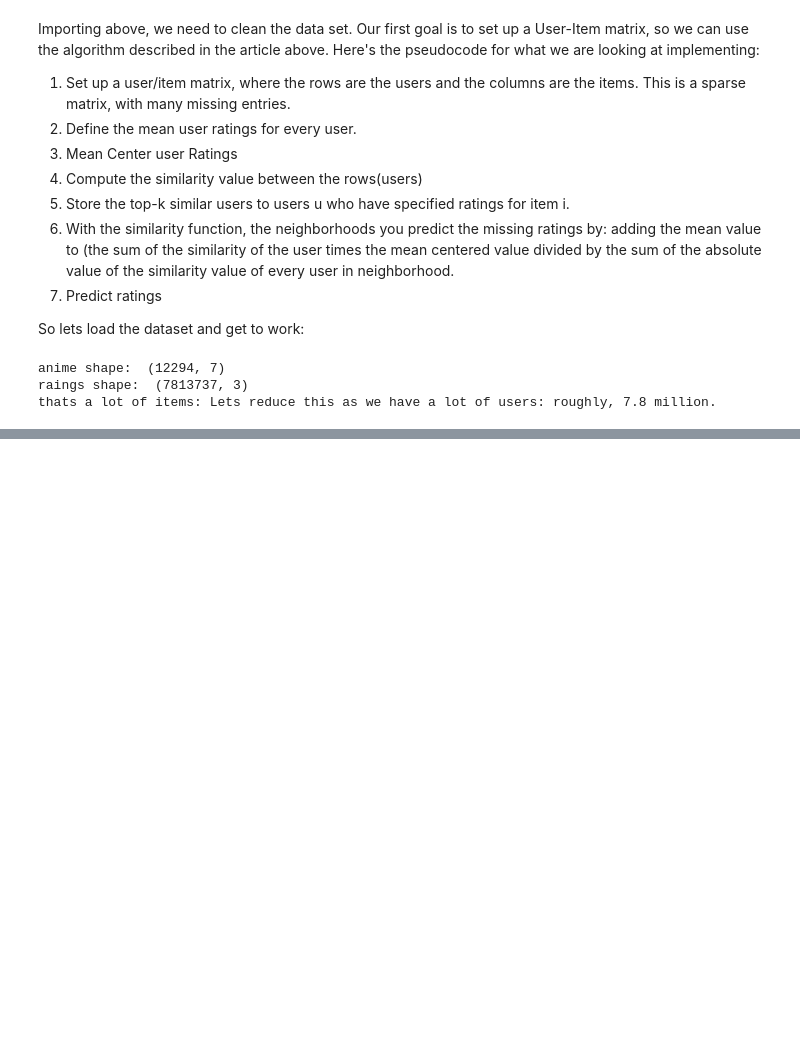
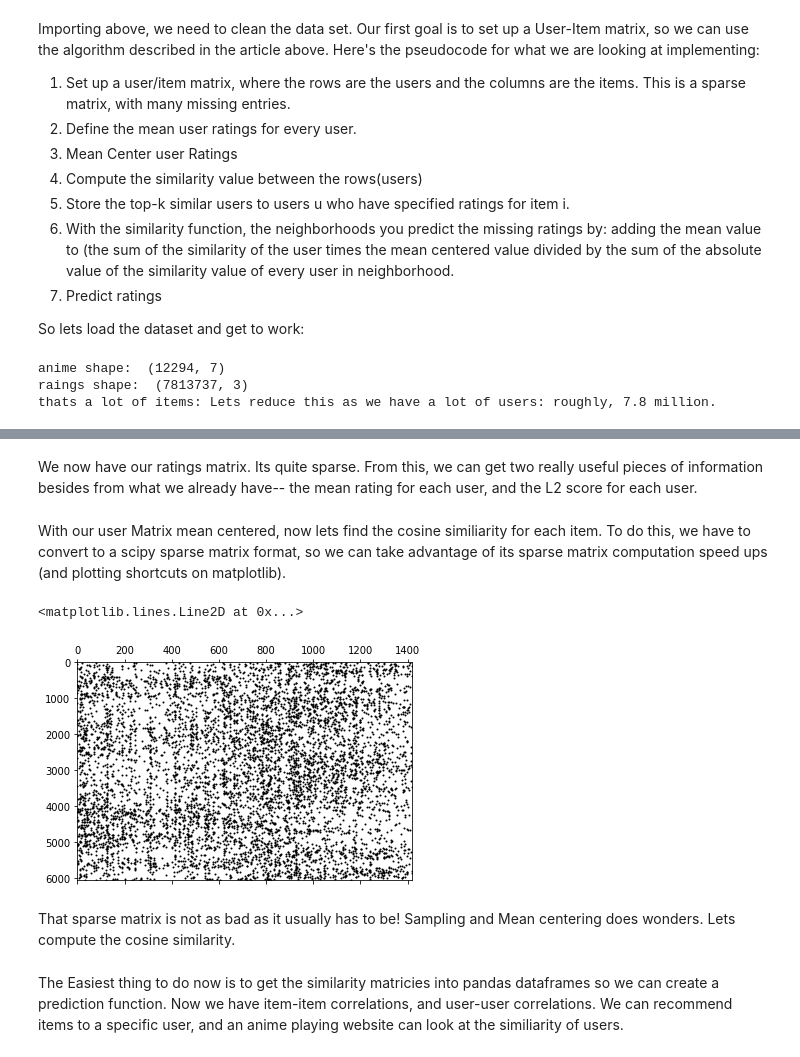
Before and after one commit to RoboTums/RecommenderSystemsOverview, a Jupyter notebook: neighborhoodbasedCollabFiltering.ipynb, the cells around one changed output, grey strips where cells are left out. Saved outputs shown, nothing was run; the diff lists cells and outputs as text; code cells hidden in the pictures; blank space fills up the shorter version.

```diff
--- a/neighborhoodbasedCollabFiltering.ipynb
+++ b/neighborhoodbasedCollabFiltering.ipynb
@@ -67,0 +52,7 @@ merged_sub.head()
+# %%
+print('unique users: ', len(rating.user_id.unique()))
+print('unique anime: ', len(rating.anime_id.unique()))# this is a problem, as we only want TV anime. We'll have to sort this out, with merge.
+#lets sample 100k users to easy computation
+rating = rating.sample(10000)
+ratingDF = pd.merge(animeTV,rating, on=['anime_id','anime_id'])
+ratingDF.shape
@@ -67,0 +63,10 @@ merged_sub.head()
+# %%
+print('matching anime got sorted out: ',len(ratingDF['name'].unique()))
+
+print('NAN size: user: ',(ratingDF.user_id.notnull()==False).sum(), 'titles: ',(ratingDF.anime_id.notnull()==False).sum()
+     )
+print('now we have to assemble the ratings matrix, with user ratings as rows and movies as columns')
+print('to remove memory error, lets just sample 100k rows')
+ratingDF.rating_y.replace({-1:np.nan},regex=True,inplace=True)
+ratingMatrix = ratingDF.pivot_table(values='rating_y',index='user_id',columns='anime_id')
+ratingMatrix
@@ -67,0 +97,2 @@ merged_sub.head()
+# %% [markdown]
+We now have our ratings matrix. Its quite sparse. From this, we can get two really useful pieces of information besides from what we already have-- the mean rating for each user, and the L2 score for each user.
@@ -67,0 +106,8 @@ merged_sub.head()
+# %%
+#sanity check
+#lets get rid of the nans now.
+ratingMatrix.fillna(0,inplace=True)
+# %%
+# now we normalize it with l2
+
+meanCenteredRatingMatrix = pp.normalize(sp.sparse.coo_matrix(ratingMatrix.to_numpy()).tocsr())
@@ -67,0 +120,10 @@ merged_sub.head()
+# %% [markdown]
+With our user Matrix mean centered, now lets find the cosine similiarity for each item. To do this, we have to convert to a scipy sparse matrix format, so we can take advantage of its sparse matrix computation speed ups (and plotting shortcuts on matplotlib).
+# %%
+#meanCenteredRatingMatrix = pd.read_csv('animeMatrix.csv')
+plt.spy(meanCenteredRatingMatrix,precision=0.01, marker='o', markersize=1,aspect='auto',markeredgecolor='black',rasterized=True)
+# %% [output]
+<matplotlib.lines.Line2D at 0x...>
+[figure, added]
+# %% [markdown]
+That sparse matrix is not as bad as it usually has to be! Sampling and Mean centering does wonders. Lets compute the cosine similarity.
@@ -67,0 +133,2 @@ merged_sub.head()
+# %% [markdown]
+The Easiest thing to do now is to get the similarity matricies into pandas dataframes so we can create a prediction function. Now we have item-item correlations, and user-user correlations. We can recommend items to a specific user, and an anime playing website can look at the similiarity of users.
```
Also changed, not shown: parts of 27 cells of this notebook.
